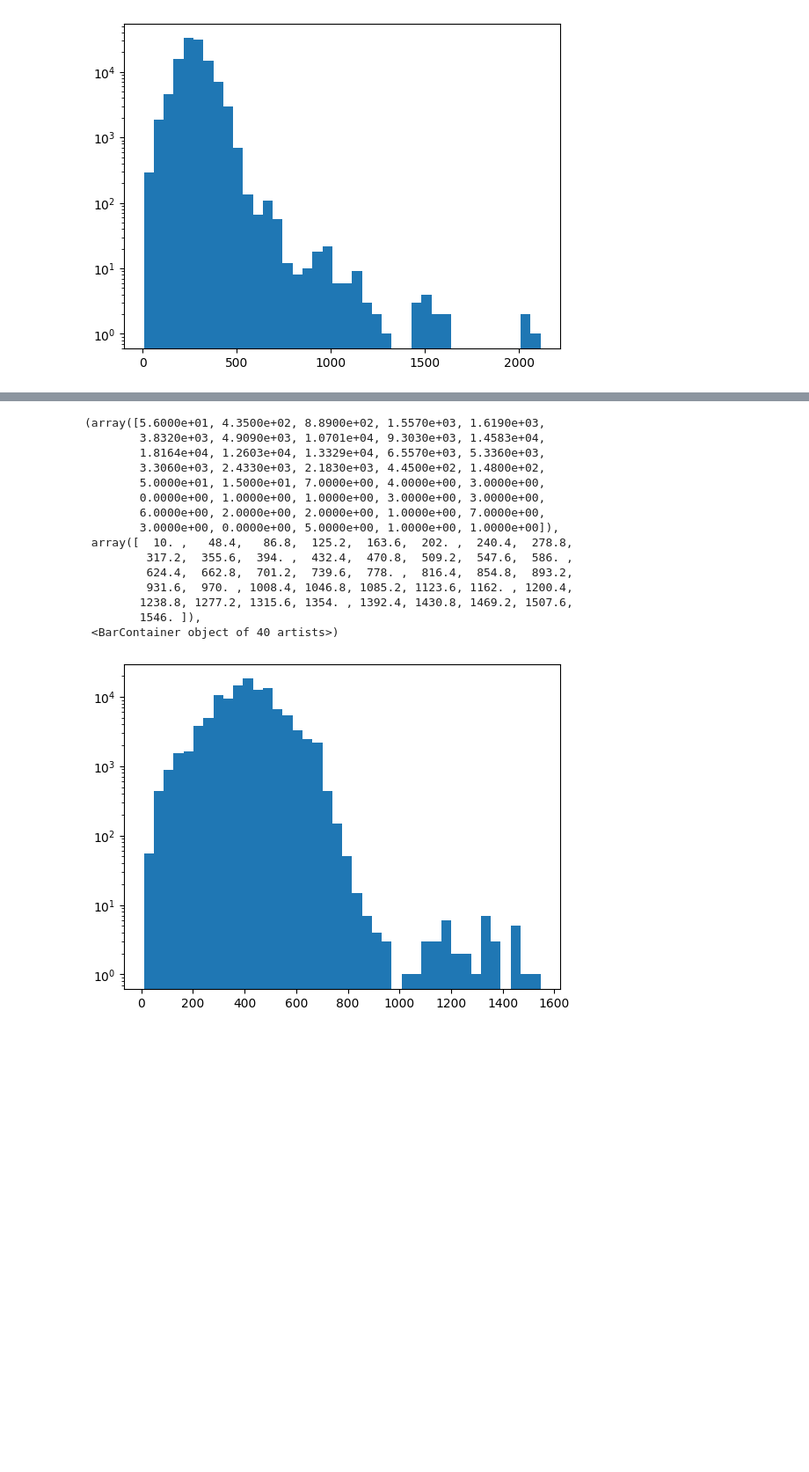
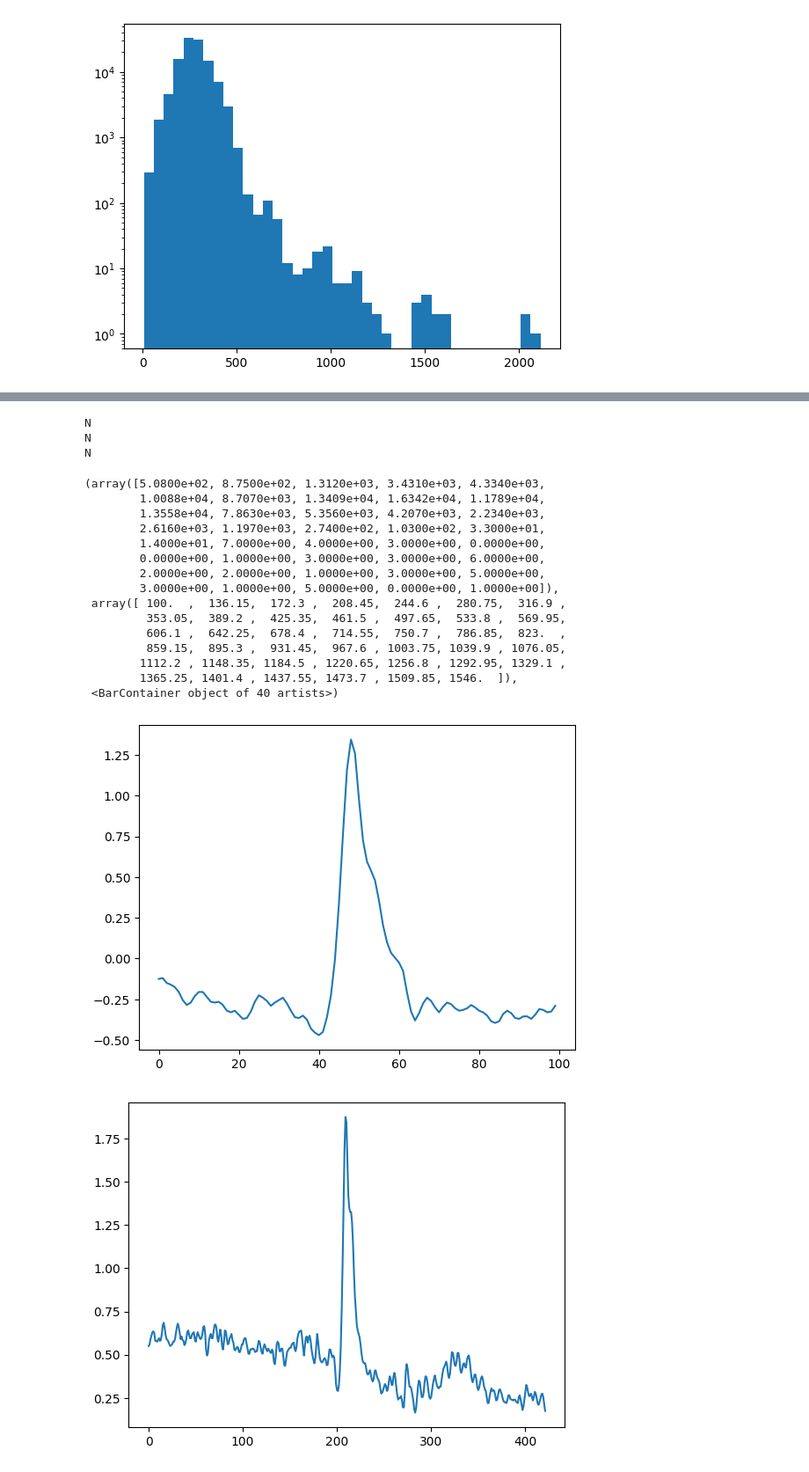
Before and after one commit to awcheng23/PACE, a Jupyter notebook: demo.ipynb, the cells around one changed output, grey strips where cells are left out. Shown: that part at 88% size. Cells and saved outputs as stored; diff of their text form; code cells hidden in the pictures; blank space fills up the shorter version.

Commit message:
Add demo code for segmentation

```diff
--- a/demo.ipynb
+++ b/demo.ipynb
@@ -100,6 +84,8 @@ classes = {0:'N',1:'S',2:'V',3:'F',4:'Q'}
 reduced = {'N':['N','L','R','e','j'],
                  'S':['S','A','a','J'],'V':['V','E'],'F':['F'],'Q':['/','Q','f']}
 
+valid_types = ['N','L','R','e','j','S','A','a','J','V','E','/','Q','f']
+
 reverse_reduced = {}
 
 for key, values in reduced.items():
@@ -117,8 +101,15 @@ for id in records:
     signal = record.p_signal[:,0]
 
     for i in range(2, len(loc)-1):
-        dist = round(min(loc[i]-loc[i-1], loc[i+1]-loc[i]) * 0.8)
+        if beat_type[i] not in valid_types:
+            continue
+
+        dist = round(min(loc[i]-loc[i-1], loc[i+1]-loc[i])*0.8)
+        if dist * 2 < 100:
+            continue
+
         segments.append(signal[loc[i]-dist:loc[i]+dist])
+        beat_types.append(reverse_reduced[beat_type[i]])
 
 print(len(segments))
 plt.plot(segments[1])
@@ -128,28 +119,48 @@ plt.plot(segments[1])
 [figure]
 # %%
 max_len = len(segments[0])
+
 sum = 0
 lengths = []
 for segment in segments:
     sum += len(segment)
     lengths.append(len(segment))
     max_len = max(len(segment), max_len)
 
+min_value = min(lengths)
+min_index = lengths.index(min_value)
+
+print(beat_types[min_index])
+print(beat_types[min_index+1])
+print(beat_types[min_index-1])
+plt.plot(segments[min_index])
+plt.figure()
+plt.plot(segments[min_index+1])
+plt.figure()
+plt.plot(segments[min_index-1])
+
+len(beat_types) == len(segments)
+
+plt.figure()
 plt.hist(lengths, bins=40, log=True)
 # %% [output]
-(array([5.6000e+01, 4.3500e+02, 8.8900e+02, 1.5570e+03, 1.6190e+03,
-        3.8320e+03, 4.9090e+03, 1.0701e+04, 9.3030e+03, 1.4583e+04,
-        1.8164e+04, 1.2603e+04, 1.3329e+04, 6.5570e+03, 5.3360e+03,
-        3.3060e+03, 2.4330e+03, 2.1830e+03, 4.4500e+02, 1.4800e+02,
-        5.0000e+01, 1.5000e+01, 7.0000e+00, 4.0000e+00, 3.0000e+00,
-        0.0000e+00, 1.0000e+00, 1.0000e+00, 3.0000e+00, 3.0000e+00,
-        6.0000e+00, 2.0000e+00, 2.0000e+00, 1.0000e+00, 7.0000e+00,
-        3.0000e+00, 0.0000e+00, 5.0000e+00, 1.0000e+00, 1.0000e+00]),
- array([  10. ,   48.4,   86.8,  125.2,  163.6,  202. ,  240.4,  278.8,
-         317.2,  355.6,  394. ,  432.4,  470.8,  509.2,  547.6,  586. ,
-         624.4,  662.8,  701.2,  739.6,  778. ,  816.4,  854.8,  893.2,
-         931.6,  970. , 1008.4, 1046.8, 1085.2, 1123.6, 1162. , 1200.4,
-        1238.8, 1277.2, 1315.6, 1354. , 1392.4, 1430.8, 1469.2, 1507.6,
-        1546. ]),
- <BarContainer object of 40 artists>)
+N
+N
+N
+(array([5.0800e+02, 8.7500e+02, 1.3120e+03, 3.4310e+03, 4.3340e+03,
+        1.0088e+04, 8.7070e+03, 1.3409e+04, 1.6342e+04, 1.1789e+04,
+        1.3558e+04, 7.8630e+03, 5.3560e+03, 4.2070e+03, 2.2340e+03,
+        2.6160e+03, 1.1970e+03, 2.7400e+02, 1.0300e+02, 3.3000e+01,
+        1.4000e+01, 7.0000e+00, 4.0000e+00, 3.0000e+00, 0.0000e+00,
+        0.0000e+00, 1.0000e+00, 3.0000e+00, 3.0000e+00, 6.0000e+00,
+        2.0000e+00, 2.0000e+00, 1.0000e+00, 3.0000e+00, 5.0000e+00,
+        3.0000e+00, 1.0000e+00, 5.0000e+00, 0.0000e+00, 1.0000e+00]),
+ array([ 100.  ,  136.15,  172.3 ,  208.45,  244.6 ,  280.75,  316.9 ,
+         353.05,  389.2 ,  425.35,  461.5 ,  497.65,  533.8 ,  569.95,
+         606.1 ,  642.25,  678.4 ,  714.55,  750.7 ,  786.85,  823.  ,
+         859.15,  895.3 ,  931.45,  967.6 , 1003.75, 1039.9 , 1076.05,
+        1112.2 , 1148.35, 1184.5 , 1220.65, 1256.8 , 1292.95, 1329.1 ,
+        1365.25, 1401.4 , 1437.55, 1473.7 , 1509.85, 1546.  ]),
+ <BarContainer object of 40 artists>)
-[figure, old version]
+[figure, new version]
+[figure, added]
```
Also changed, not shown: parts of 4 cells of this notebook.
